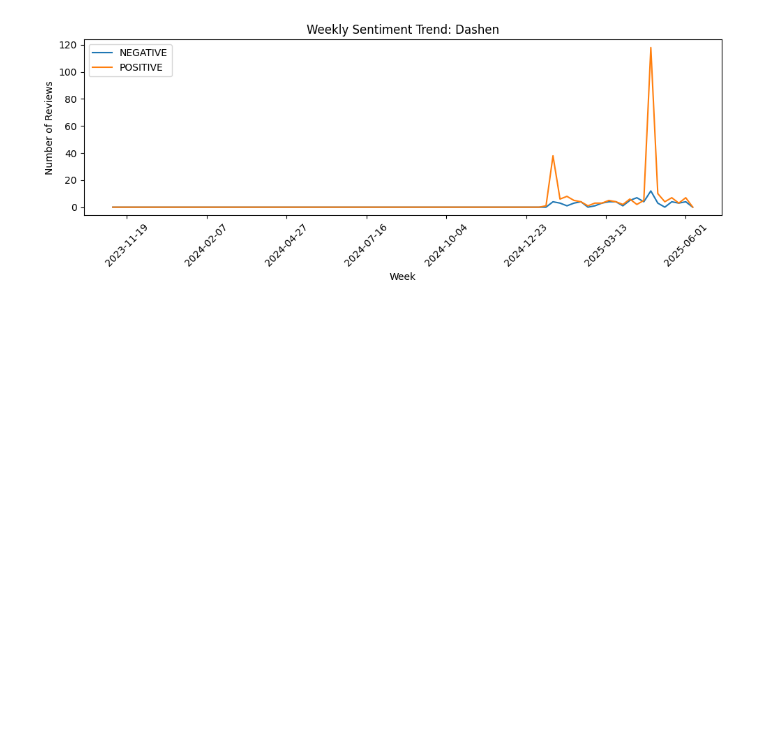
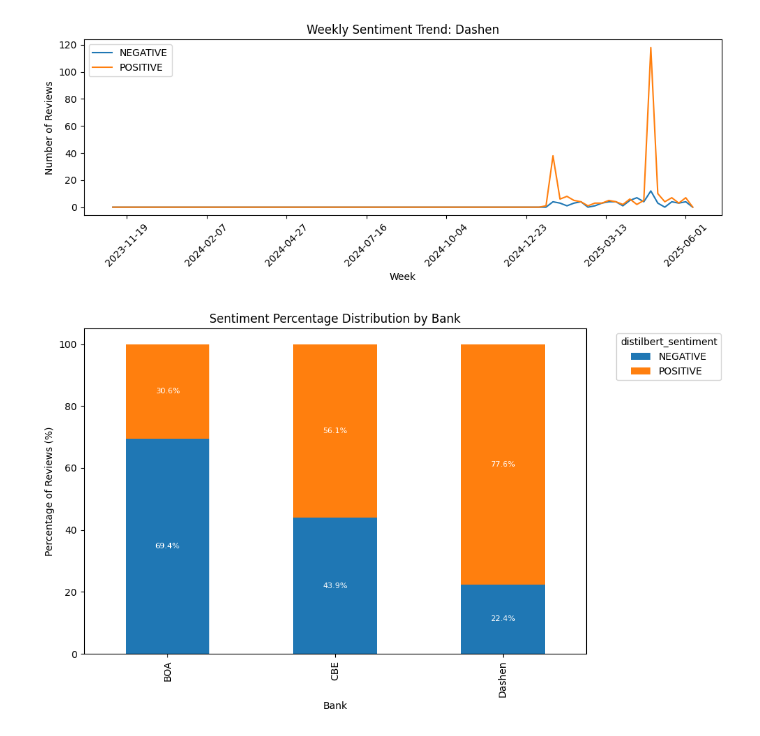
Before and after one commit to sumeyaaaa/playstore-bank-reviews, a Jupyter notebook: notebook/recommendation.ipynb, the cells around one changed output. Saved outputs shown, nothing was run; the diff lists cells and outputs as text; code cells hidden in the pictures; blank space fills up the shorter version.

```diff
--- a/notebook/recommendation.ipynb
+++ b/notebook/recommendation.ipynb
@@ -256,3 +286,29 @@ for bank in banks:
 [figure]
 [figure]
 [figure]
+# %%
+import matplotlib.pyplot as plt
+
+# Calculate sentiment counts per bank
+sentiment_by_bank = df.groupby(['bank', 'distilbert_sentiment']).size().unstack().fillna(0)
+
+# Compute percentages per bank
+sentiment_percentages = sentiment_by_bank.div(sentiment_by_bank.sum(axis=1), axis=0) * 100
+
+# Plot percentage stacked bar chart
+ax = sentiment_percentages.plot(kind='bar', stacked=True, figsize=(10, 6))
+
+# Adding labels on each segment
+for container in ax.containers:
+    ax.bar_label(container, fmt='%.1f%%', label_type='center', fontsize=8, color='white')
+
+# Plot aesthetics
+plt.title('Sentiment Percentage Distribution by Bank')
+plt.ylabel('Percentage of Reviews (%)')
+plt.xlabel('Bank')
+plt.legend(title='distilbert_sentiment', bbox_to_anchor=(1.05, 1), loc='upper left')
+
+plt.tight_layout()
+plt.show()
+# %% [output]
+[figure, added]
```
Also changed, not shown: parts of 2 cells of this notebook, 1 other file.
